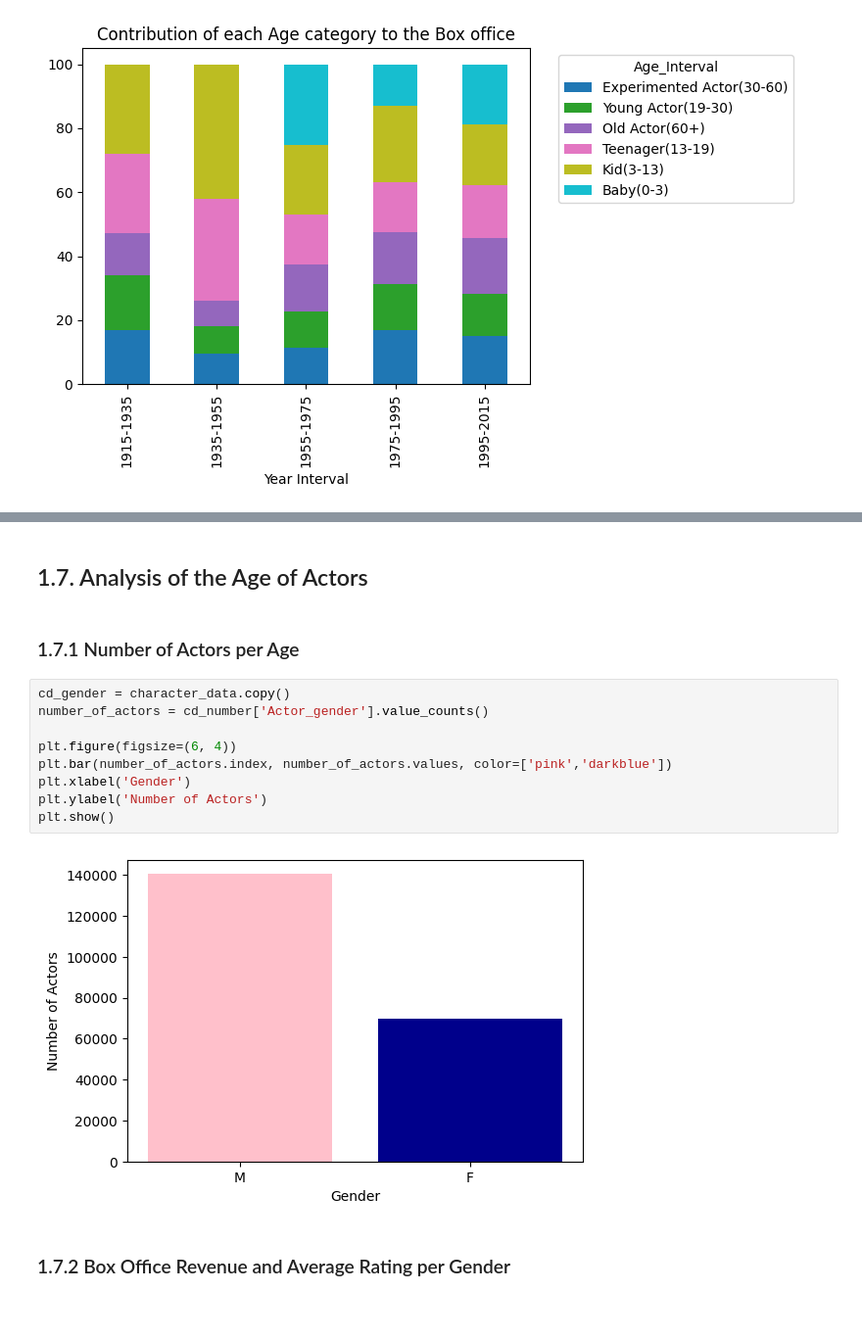
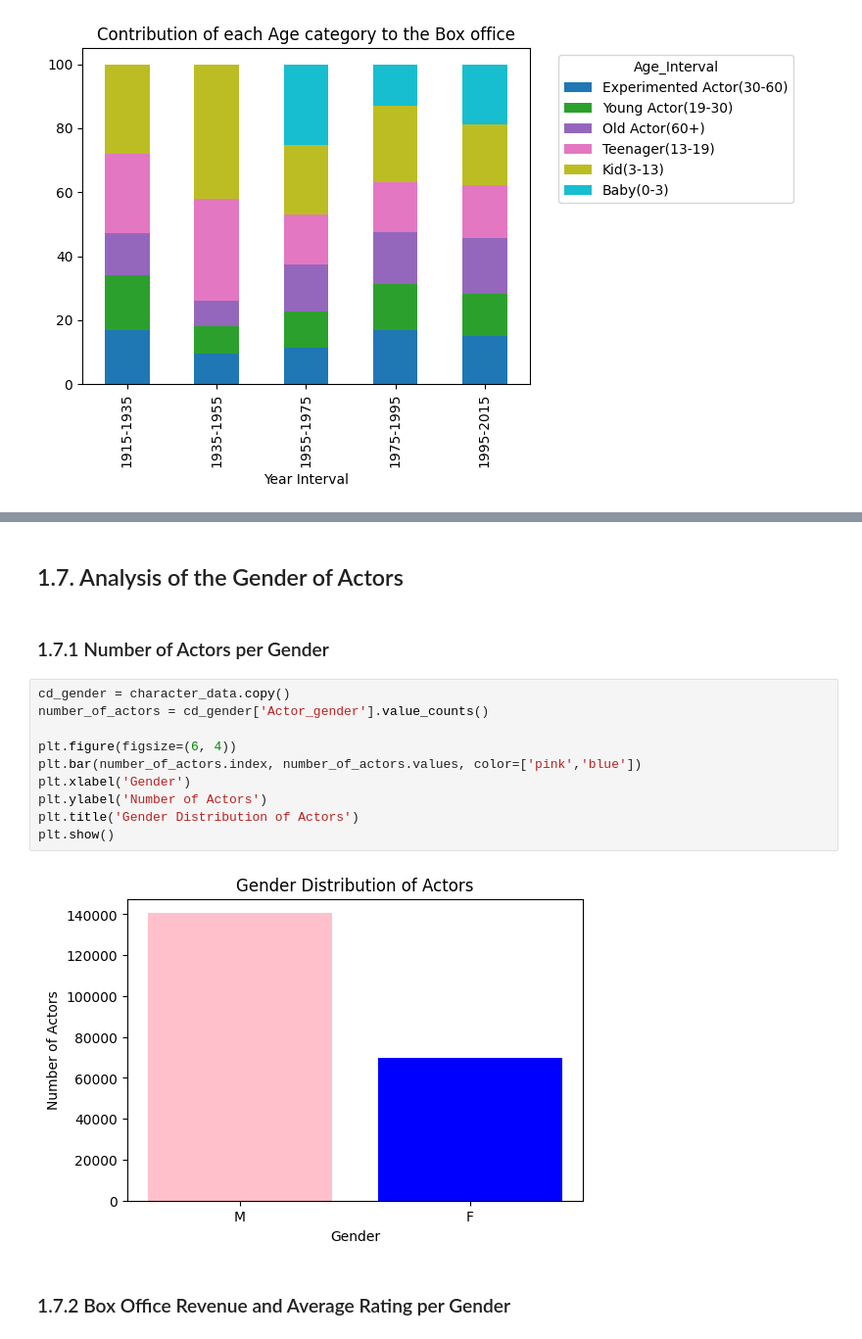
Before and after one commit to epfl-ada/ada-2024-project-melyn, a Jupyter notebook: results.ipynb, the cells around one changed output, grey strips where cells are left out. Shown at 98% size. Cells and saved outputs as stored; diff of their text form; blank space fills up the shorter version.

```diff
--- a/results.ipynb
+++ b/results.ipynb
@@ -408,18 +415,19 @@ ax = top_n_total_revenue('Age_Interval',cd_age,n=6)
 # %% [markdown]
-## 1.7. Analysis of the Age of Actors
+## 1.7. Analysis of the Gender of Actors
 # %% [markdown]
-### 1.7.1 Number of Actors per Age
+### 1.7.1 Number of Actors per Gender
 # %%
 cd_gender = character_data.copy()
-number_of_actors = cd_number['Actor_gender'].value_counts()
+number_of_actors = cd_gender['Actor_gender'].value_counts()
 
 plt.figure(figsize=(6, 4))
-plt.bar(number_of_actors.index, number_of_actors.values, color=['pink','darkblue'])
+plt.bar(number_of_actors.index, number_of_actors.values, color=['pink','blue'])
 plt.xlabel('Gender')
 plt.ylabel('Number of Actors')
+plt.title('Gender Distribution of Actors')
 plt.show()
 # %% [output]
-[figure, old version]
+[figure, new version]
 # %% [markdown]
 ### 1.7.2 Box Office Revenue and Average Rating per Gender
 # %%
```
Also changed, not shown: parts of 8 cells of this notebook.
